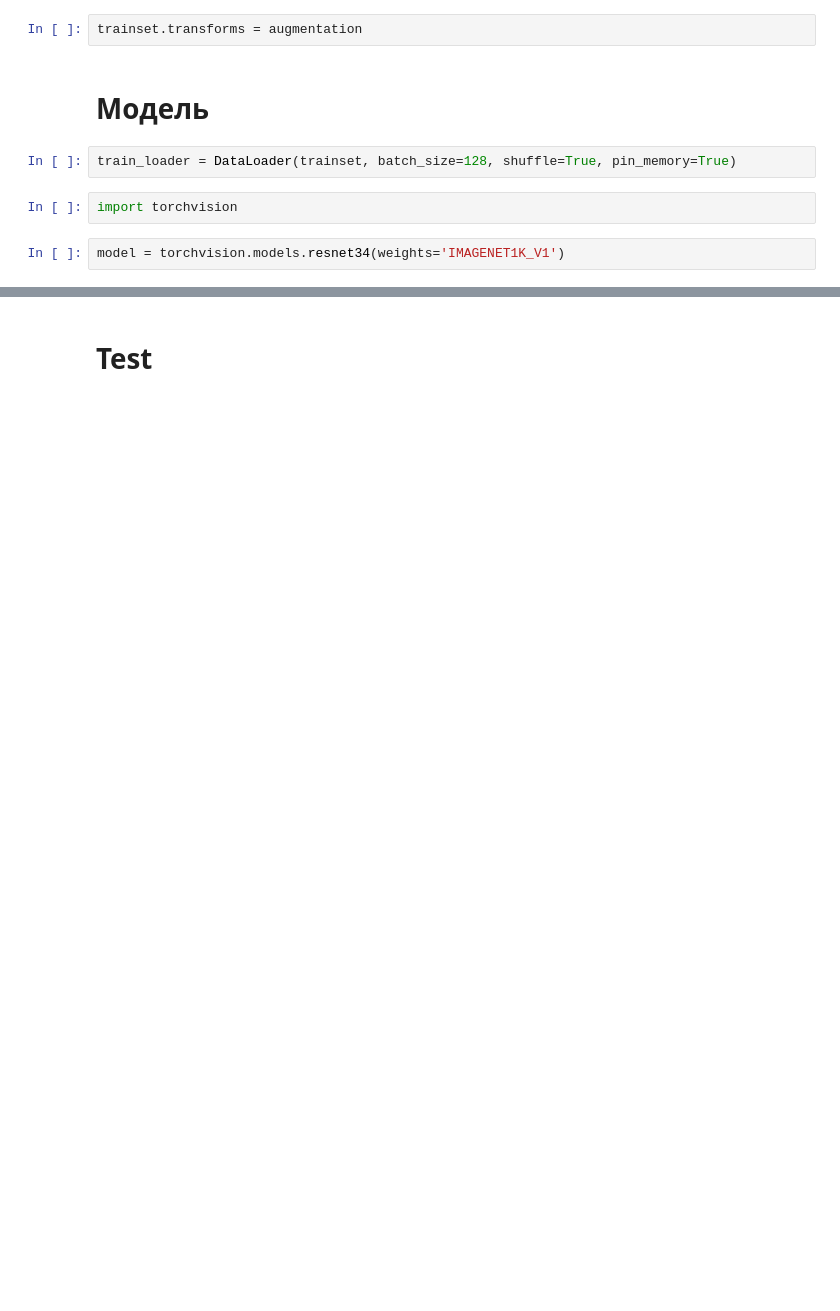
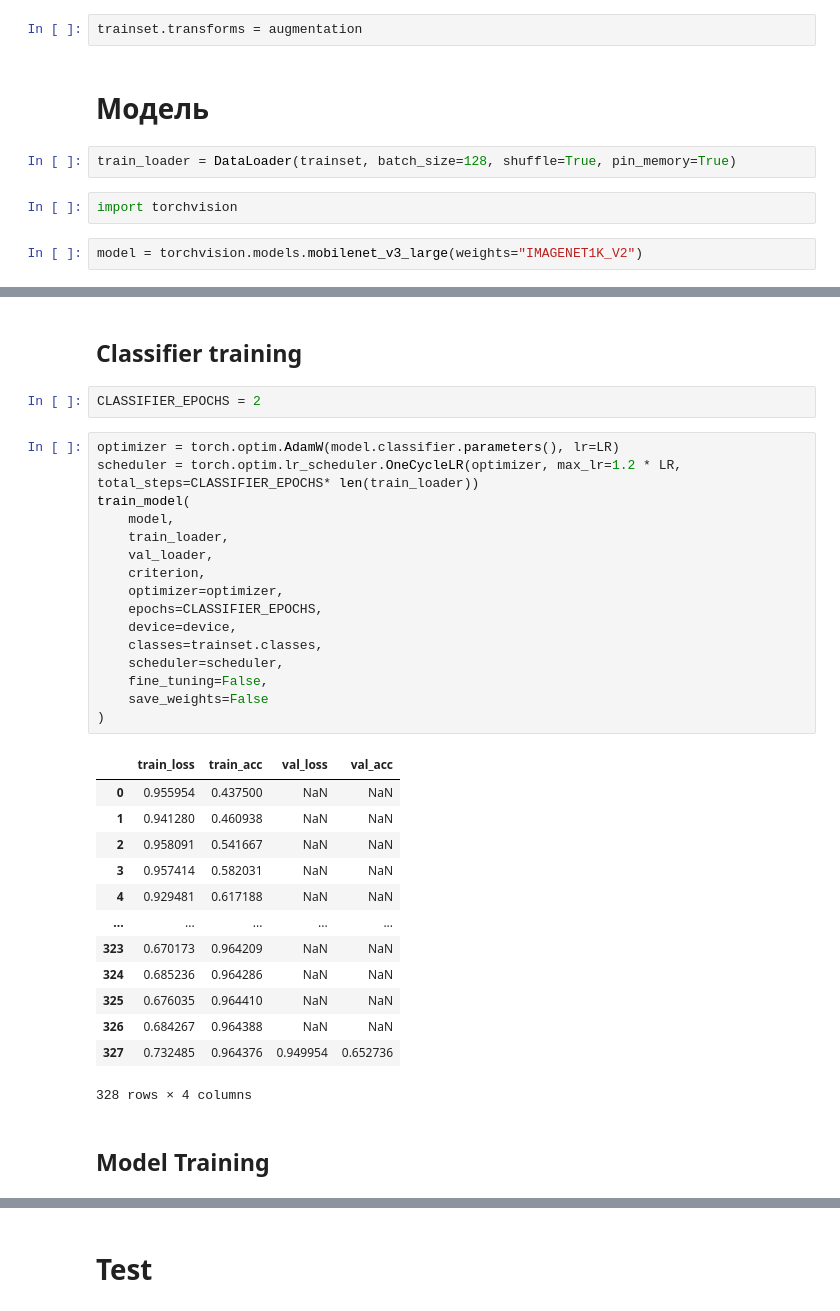
Before and after one commit to MkSerdyuk/Face-Anti-Spoofing, a Jupyter notebook: notebooks/FaceAntiSpoofing.ipynb, the cells around one changed output, grey strips where cells are left out. Saved outputs shown, nothing was run; the diff lists cells and outputs as text; blank space fills up the shorter version.

```diff
--- a/notebooks/FaceAntiSpoofing.ipynb
+++ b/notebooks/FaceAntiSpoofing.ipynb
@@ -280,5 +282,5 @@ train_loader = DataLoader(trainset, batch_size=128, shuffle=True, pin_memory=Tru
 # %%
 import torchvision
 # %%
-model = torchvision.models.resnet34(weights='IMAGENET1K_V1')
+model = torchvision.models.mobilenet_v3_large(weights="IMAGENET1K_V2")
 # %% [output]
@@ -330,3 +296,39 @@ model.fc = nn.Linear(512, N_CLASSES)
+# %% [markdown]
+## Classifier training
+# %%
+CLASSIFIER_EPOCHS = 2
+# %%
+optimizer = torch.optim.AdamW(model.classifier.parameters(), lr=LR)
+scheduler = torch.optim.lr_scheduler.OneCycleLR(optimizer, max_lr=1.2 * LR, total_steps=CLASSIFIER_EPOCHS* len(train_loader))
+train_model(
+    model,
+    train_loader,
+    val_loader,
+    criterion,
+    optimizer=optimizer,
+    epochs=CLASSIFIER_EPOCHS,
+    device=device,
+    classes=trainset.classes,
+    scheduler=scheduler,
+    fine_tuning=False,
+    save_weights=False
+)
+# %% [output]
+|  | train_loss | train_acc | val_loss | val_acc |
+| 0 | 0.955954 | 0.437500 | NaN | NaN |
+| 1 | 0.941280 | 0.460938 | NaN | NaN |
+| 2 | 0.958091 | 0.541667 | NaN | NaN |
+| 3 | 0.957414 | 0.582031 | NaN | NaN |
+| 4 | 0.929481 | 0.617188 | NaN | NaN |
+| ... | ... | ... | ... | ... |
+| 323 | 0.670173 | 0.964209 | NaN | NaN |
+| 324 | 0.685236 | 0.964286 | NaN | NaN |
+| 325 | 0.676035 | 0.964410 | NaN | NaN |
+| 326 | 0.684267 | 0.964388 | NaN | NaN |
+| 327 | 0.732485 | 0.964376 | 0.949954 | 0.652736 |
+328 rows × 4 columns
+# %% [markdown]
+## Model Training
 # %%
 optimizer = torch.optim.AdamW(model.parameters(), lr=LR)
 scheduler = torch.optim.lr_scheduler.OneCycleLR(optimizer, max_lr=1.2 * LR, total_steps=EPOCHS* len(train_loader))
```
Also changed, not shown: parts of 38 cells of this notebook.
